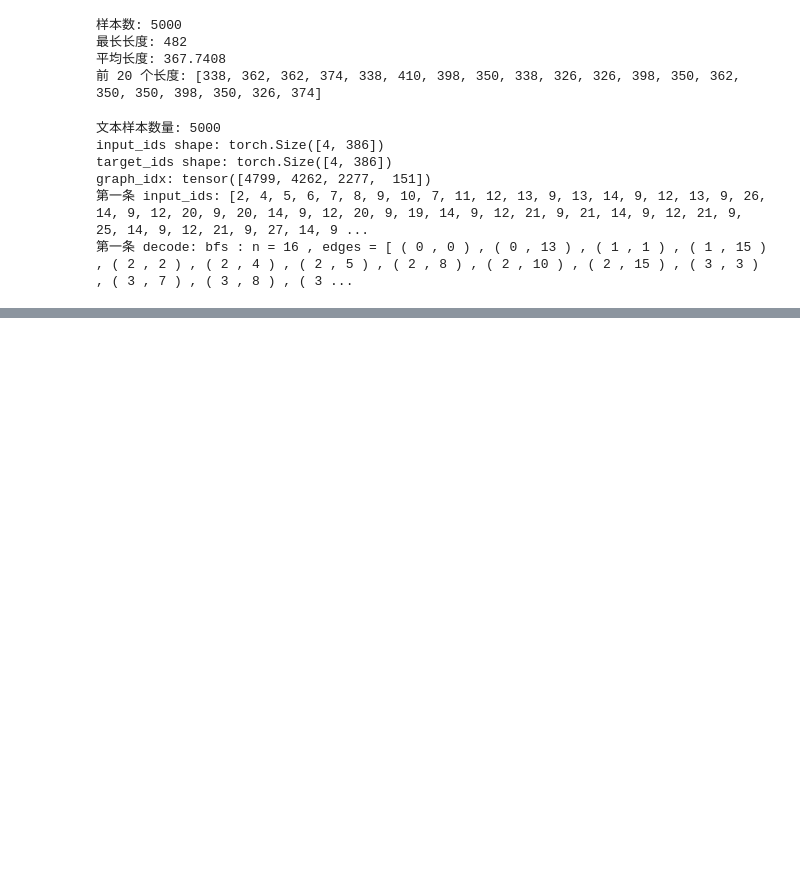
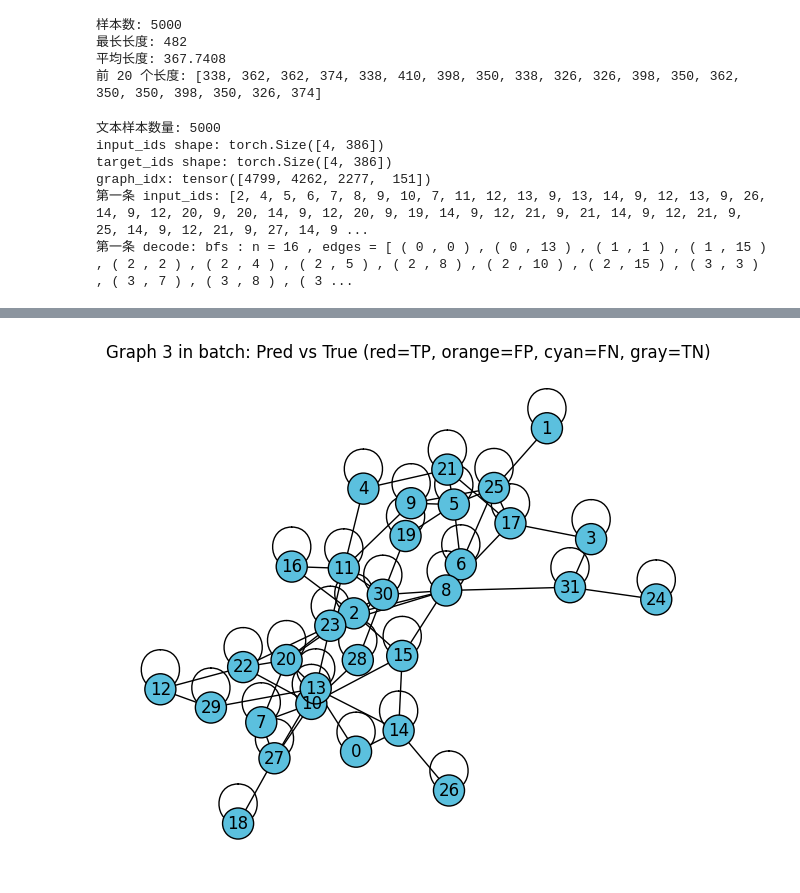
Before and after one commit to undoubtable/TransNAR, a Jupyter notebook: test_all_steps.ipynb, the cells around one changed output, grey strips where cells are left out. Cells and saved outputs as stored; diff of their text form; code cells hidden in the pictures; blank space fills up the shorter version.

```diff
--- a/test_all_steps.ipynb
+++ b/test_all_steps.ipynb
@@ -488,0 +698,13 @@ graph_idx: tensor([4799, 4262, 2277,  151])
+# %%
+# 生成 DataLoader Size = 32，节点数 32 的图数据
+from salsaclrs import SALSACLRSDataset, SALSACLRSDataLoader
+test_ds_32 = SALSACLRSDataset(
+        root="data/raw",
+        split="train",
+        algorithm="bfs",
+        num_samples=10000,              # 可以改大，比如 20000
+        graph_generator="er",
+        graph_generator_kwargs={"n": 32, "p": 0.1},
+        hints=True,
+    )
+test_loader_32 = SALSACLRSDataLoader(test_ds_32, batch_size=32, shuffle=True)
@@ -488,0 +770,69 @@ graph_idx: tensor([4799, 4262, 2277,  151])
+# %%
+# 可视化：取 test_loader_32 的第一个 batch，但仅绘制其中一个子图以避免混乱
+# 颜色：源点=蓝，TP=红，FP=橙，FN=青，TN=灰
+import torch
+import matplotlib.pyplot as plt
+import networkx as nx
+from torch_geometric.utils import to_networkx
+
+nar.eval()
+b = next(iter(test_loader_32))  # 取一个批次（这是一个 PyG Batch 对象）
+b = b.to('cpu')  # 转到 cpu 以便可视化
+
+# 选择 batch 中的某一个子图索引（可修改为随机或其他索引）
+graph_idx_in_batch = 3
+# 获取属于该子图的节点索引（在整个 batch 的节点编号空间中）
+node_mask = (b.batch == graph_idx_in_batch)
+node_indices = node_mask.nonzero(as_tuple=False).view(-1).tolist()
+if len(node_indices) == 0:
+    raise ValueError(f'No nodes found for graph index {graph_idx_in_batch} in this batch')
+
+# 计算整个 batch 的预测（在 GPU/CPU 上均可），然后再取子集
+with torch.no_grad():
+    num_nodes = b.pos.size(0)
+    x = torch.ones(num_nodes, 1)
+    pred_all, _ = nar(x.to(DEVICE), b.edge_index.to(DEVICE), b.batch.to(DEVICE))
+    pred_all = pred_all.squeeze(-1).cpu()
+
+# 从完整预测中提取子图节点的预测与真实值
+pred = pred_all[node_indices]
+reach_true = b.reach_h[:, -1].cpu()[node_indices]
+
+# 将整个 batch 转为 NetworkX，再取对应子图并重标号，便于绘图
+G = to_networkx(b, to_undirected=True)
+G_sub = G.subgraph(node_indices).copy()
+# 重标号为 0..n-1，使索引与 pred/reach_true 一致
+mapping = {old: i for i, old in enumerate(node_indices)}
+G_sub = nx.relabel_nodes(G_sub, mapping)
+
+# 计算源点在子图中的新索引（若原源点在该子图内）
+s = b.s
+if s.ndim > 1:
+    s = s[:, 0]
+old_src = int(torch.argmax(s).item())
+src = mapping[old_src] if old_src in mapping else None
+
+pos = nx.spring_layout(G_sub, seed=42)
+
+node_colors = []
+for n in range(G_sub.number_of_nodes()):
+    p = float(pred[n].item())
+    t = float(reach_true[n].item())
+    if src is not None and n == src:
+        node_colors.append('#2b6cb0')
+    elif p > 0.5 and t > 0.5:
+        node_colors.append('#d9534f')  # TP
+    elif p > 0.5 and t <= 0.5:
+        node_colors.append('#f0ad4e')  # FP
+    elif p <= 0.5 and t > 0.5:
+        node_colors.append('#5bc0de')  # FN
+    else:
+        node_colors.append('lightgray')  # TN
+
+plt.figure(figsize=(6,5))
+nx.draw(G_sub, pos, with_labels=True, node_color=node_colors, node_size=500, edgecolors='black')
+plt.title(f'Graph {graph_idx_in_batch} in batch: Pred vs True (red=TP, orange=FP, cyan=FN, gray=TN)')
+plt.axis('off')
+plt.show()
+# %% [output]
+[figure, added]
```
Also changed, not shown: parts of 13 cells of this notebook, 2 other files.
